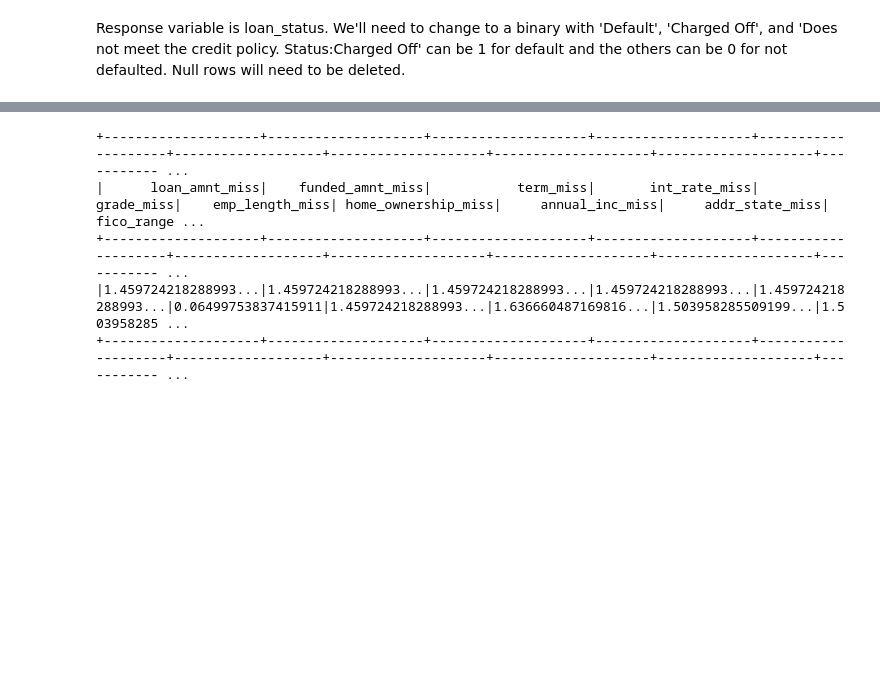
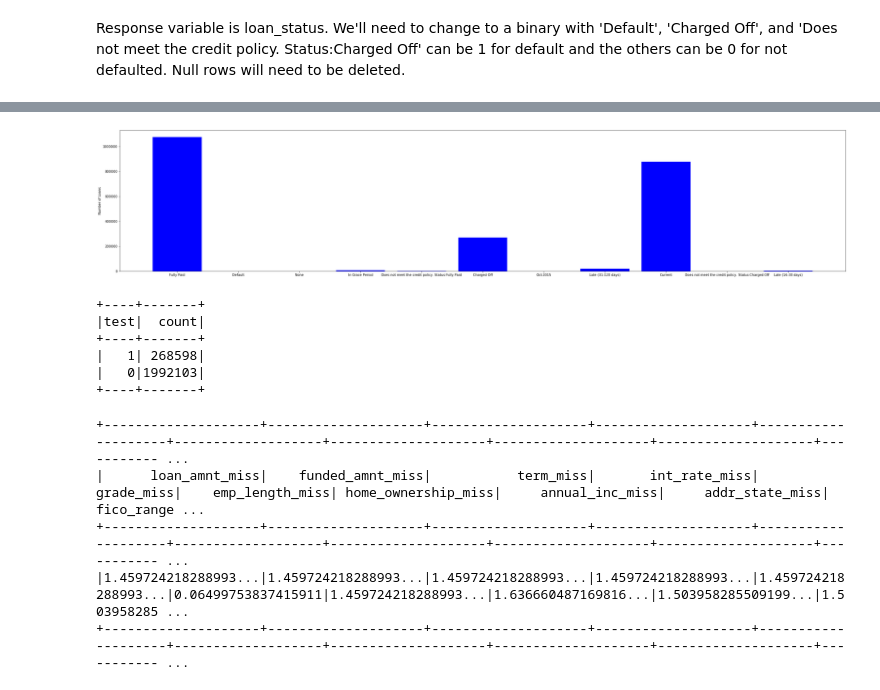
Before and after one commit to matthew-e-thomas/Spark_ML_DS5559, a Jupyter notebook: Final_Project_DS5559_data.ipynb, the cells around one changed output, grey strips where cells are left out. Saved outputs shown, nothing was run; the diff lists cells and outputs as text; code cells hidden in the pictures; blank space fills up the shorter version.

Commit message:
Added basic stats and plot for loan status and feature enginering to make loan status binary

```diff
--- a/Final_Project_DS5559_data.ipynb
+++ b/Final_Project_DS5559_data.ipynb
@@ -49,2 +50,12 @@ lending.select('loan_status').distinct().show() #shows different loan statuses
 # %% [markdown]
 Response variable is loan_status. We'll need to change to a binary with 'Default', 'Charged Off', and 'Does not meet the credit policy. Status:Charged Off' can be 1 for default and the others can be 0 for not defaulted. Null rows will need to be deleted.
+# %%
+# Show counts of each loan status.. and percentage
+#
+from pyspark.sql.functions import avg, round
+lending_status = lending.select('loan_status')
+total_rec = lending.count()
+lending_stat_grp = lending_status.groupBy('loan_status').count()
+lending_stat_grp = lending_stat_grp.withColumn('percentage', lending_stat_grp['count']/total_rec * 100)
+#c = 'percentage'
+lending_stat_grp.show(20,False) # I need to round this column but haven't figured that out yet also the 20
@@ -50,0 +83,15 @@ Response variable is loan_status. We'll need to change to a binary with 'Default
+# %%
+statuses = lending_stat_grp.select("loan_status").rdd.flatMap(lambda x: x).collect()
+statuses[2]="None" # since Plotting doesn't like None
+status_counts =  lending_stat_grp.select("count").rdd.flatMap(lambda x: x).collect()
+#not sure why this takes forever
+# %%
+# Plotting Response Variable
+plt.figure(figsize=(40,8))
+plt.bar(statuses, status_counts, width=0.8, label='Loan Status', color='blue')
+#plt.xticks(ind, labels)
+plt.ylabel("Number of Loans")
+plt.show()
+#we can see the majority of our data set is current and fully paid. With Charged off being the 3rd largest
+# %% [output]
+[figure, added]
@@ -51,3 +103,12 @@ Response variable is loan_status. We'll need to change to a binary with 'Default
+# %%
+lending.groupBy('loan_status_binary').count().show()
+# %% [output]
++----+-------+
+|test|  count|
++----+-------+
+|   1| 268598|
+|   0|1992103|
++----+-------+
 # %%
 df_train = lending.select(['loan_amnt', 'funded_amnt', 'term', 'int_rate', 'grade', 'emp_length',
                           'home_ownership', 'annual_inc', 'addr_state', 'fico_range_low'])
```
Also changed, not shown: parts of 4 cells of this notebook.
